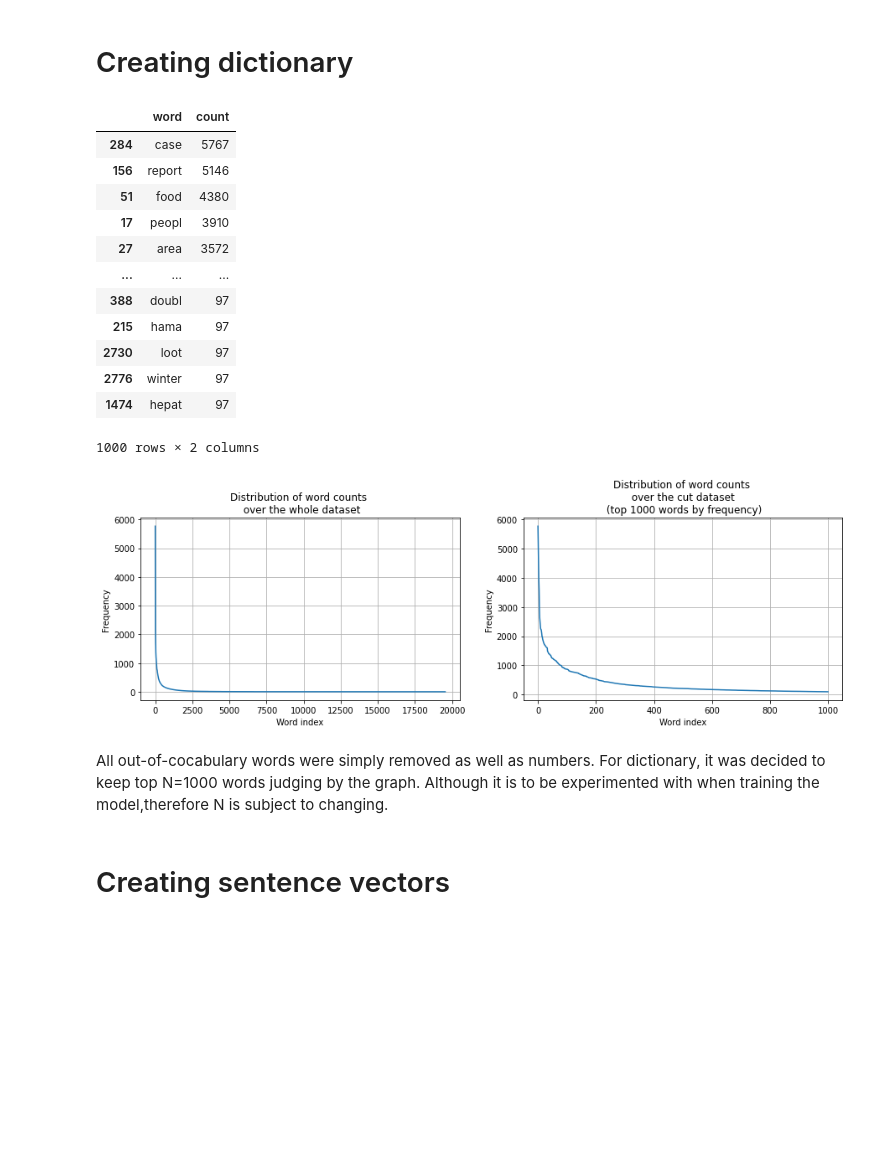
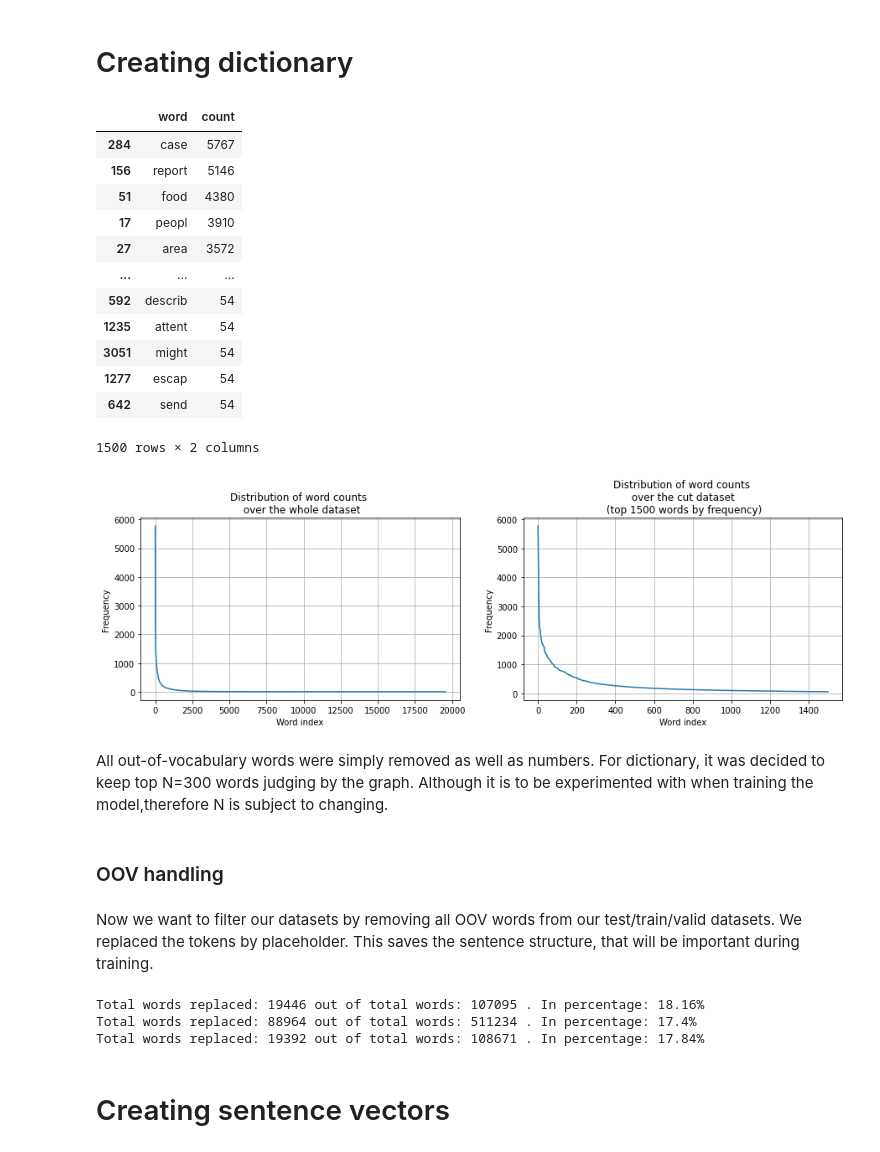
Before and after one commit to ozoin/NLP_Project, a Jupyter notebook: Assignment1.ipynb, the cells around one changed output. Drawn from its saved outputs; the diff is of its cells as text; code cells hidden in the pictures; blank space fills up the shorter version.

```diff
--- a/Assignment1.ipynb
+++ b/Assignment1.ipynb
@@ -179,7 +179,10 @@ def create_vocab_dict(preprocessed: pd.DataFrame = df_train_prepr,
 
     return dict_full, dict_cut
 # %%
-dict_full, dict_cut = create_vocab_dict(topN=1000)
+dict_size = 1500
+
+
+dict_full, dict_cut = create_vocab_dict(topN=dict_size)
 dict_cut
 # %% [output]
 |  | word | count |
@@ -189,43 +192,90 @@ dict_cut
 | 17 | peopl | 3910 |
 | 27 | area | 3572 |
 | ... | ... | ... |
-| 388 | doubl | 97 |
-| 215 | hama | 97 |
-| 2730 | loot | 97 |
-| 2776 | winter | 97 |
-| 1474 | hepat | 97 |
+| 592 | describ | 54 |
+| 1235 | attent | 54 |
+| 3051 | might | 54 |
+| 1277 | escap | 54 |
+| 642 | send | 54 |
-1000 rows × 2 columns
+1500 rows × 2 columns
 # %%
 import matplotlib.pyplot as plt
 
 
 figure = plt.figure(figsize = (15, 4))
 
 figure.add_subplot(1, 2, 1)
 
 
 plt.plot(range(len(dict_full['count'])),dict_full['count'])
 plt.grid(True)
 plt.xlabel('Word index')
 plt.ylabel('Frequency')
 plt.title('Distribution of word counts \n over the whole dataset')
 
 
 
 figure.add_subplot(1, 2, 2)
 plt.plot(range(len(dict_cut['count'])),dict_cut['count'])
 plt.grid(True)
 plt.xlabel('Word index')
 plt.ylabel('Frequency')
-plt.title(f'Distribution of word counts \n over the cut dataset \n (top 1000 words by frequency)')
+plt.title(f'Distribution of word counts \n over the cut dataset \n (top {dict_size} words by frequency)')
 plt.show()
 
 
 #We can clearly see a huge disbalance which is to be addressed with model.
 # %% [output]
-[figure, old version]
+[figure, new version]
 # %% [markdown]
-All out-of-cocabulary words were simply removed as well as numbers. For dictionary, it was decided to keep top N=1000 words judging by the graph. Although it is to be experimented with when training the model,therefore N is subject to changing.
+All out-of-vocabulary words were simply removed as well as numbers. For dictionary, it was decided to keep top N=300 words judging by the graph. Although it is to be experimented with when training the model,therefore N is subject to changing.
+# %% [markdown]
+<h3>OOV handling</h3>
+# %% [markdown]
+Now we want to filter our datasets by removing all OOV words from our test/train/valid datasets. We replaced the tokens by <OOV> placeholder. This saves the sentence structure, that will be important during training.
+# %%
+#REMOVE OOV FROM TEST,TRAIN,VALIDATION DATASET.
+
+# def replace_oov(dataframe,freq_dict,placeholder='<OOV>'):
+#     freq_words = freq_dict['word'].to_numpy()
+#     for i,row in dataframe.iterrows():
+#         vector = row['Text']
+#         vector = [word if word in freq_words else placeholder for word in vector]
+#         dataframe.at[i, 'Text'] = vector
+#     return dataframe
+
+# # replace_oov(df_test_prepr,dict_cut)
+
+# replaced_df =  replace_oov(df_test_prepr,dict_cut)
+# print(replaced_df)
+
+def replace_oov(dataframe, freq_dict, placeholder='<OOV>'):
+    # Convert frequently used words into a numpy array
+    freq_words = freq_dict['word'].to_numpy()
+    total_counter = 0
+    replaced_count = 0
+    for i, row in dataframe.iterrows():
+        vector = row['Text']
+        total_counter += len(vector)
+        new_vector = []
+        for word in vector:
+            if word in freq_words:
+                new_vector.append(word)
+            else:
+                new_vector.append(placeholder)
+                replaced_count += 1
+        dataframe.at[i, 'Text'] = new_vector
+
+    print(f"Total words replaced: {replaced_count} out of total words: {total_counter} . In percentage: {np.round(replaced_count/total_counter*100,2)}%")
+    return dataframe
+
+df_test_prepr = replace_oov(df_test_prepr,dict_cut)
+df_train_prepr = replace_oov(df_train_prepr,dict_cut)
+df_valid_prepr = replace_oov(df_valid_prepr,dict_cut)
+# %% [output]
+Total words replaced: 19446 out of total words: 107095 . In percentage: 18.16%
+Total words replaced: 88964 out of total words: 511234 . In percentage: 17.4%
+Total words replaced: 19392 out of total words: 108671 . In percentage: 17.84%
 # %% [markdown]
 # Creating sentence vectors
 # %%
```
Also changed, not shown: parts of 25 cells of this notebook.
